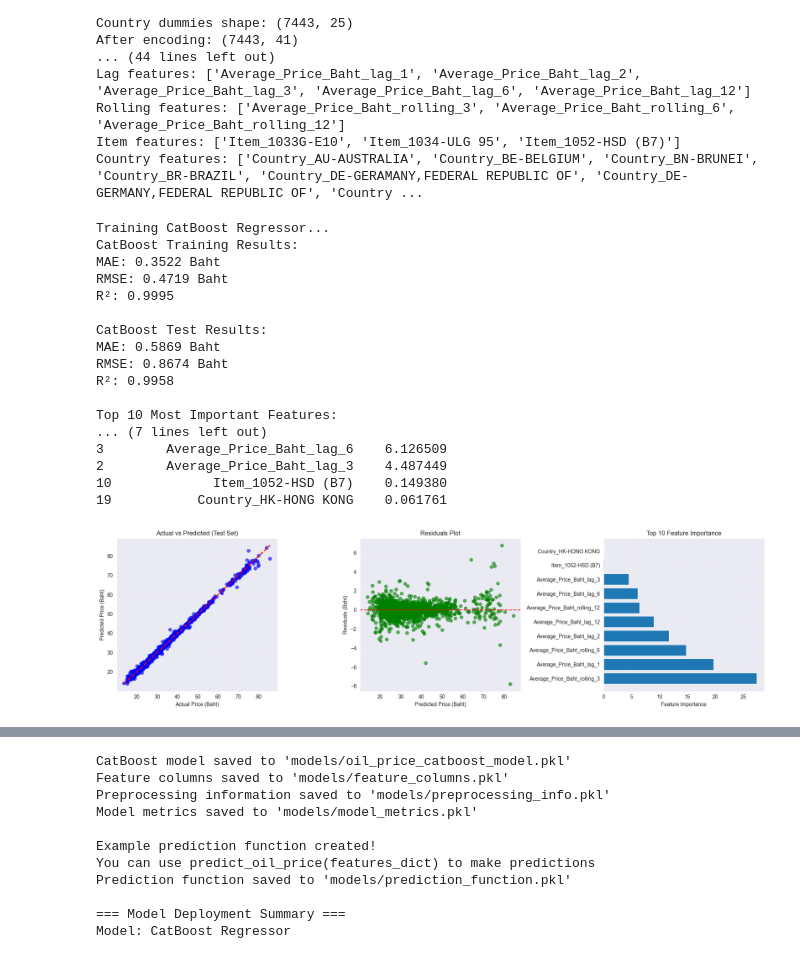
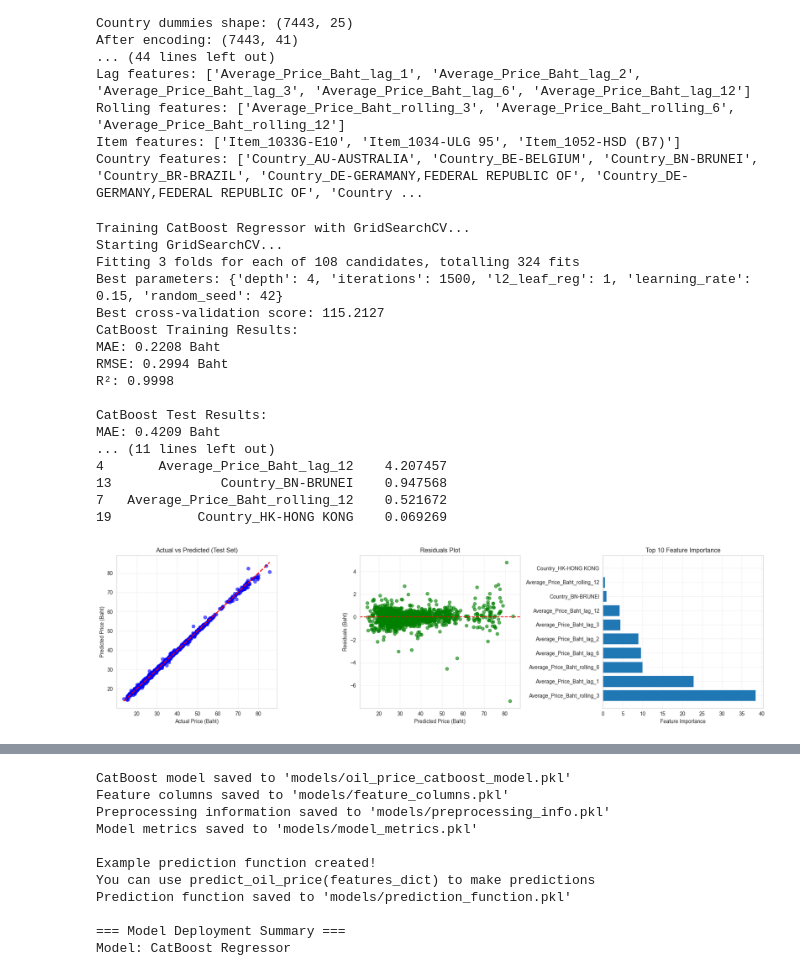
Before and after one commit to Oaksensei/Oil-Price-forecasting, a Jupyter notebook: Model Catboost.ipynb, the cells around one changed output, grey strips where cells are left out. Cells and saved outputs as stored; diff of their text form; code cells hidden in the pictures.

```diff
--- a/Model Catboost.ipynb
+++ b/Model Catboost.ipynb
@@ -203,23 +204,44 @@ Rolling features: ['Average_Price_Baht_rolling_3', 'Average_Price_Baht_rolling_6
 Item features: ['Item_1033G-E10', 'Item_1034-ULG 95', 'Item_1052-HSD (B7)']
 Country features: ['Country_AU-AUSTRALIA', 'Country_BE-BELGIUM', 'Country_BN-BRUNEI', 'Country_BR-BRAZIL', 'Country_DE-GERAMANY,FEDERAL REPUBLIC OF', 'Country_DE-GERMANY,FEDERAL REPUBLIC OF', 'Country ...
 # %%
-# Train CatBoost Regressor (Best Performing Model)
-print("Training CatBoost Regressor...")
+# Train CatBoost Regressor with GridSearchCV for Hyperparameter Tuning
+print("Training CatBoost Regressor with GridSearchCV...")
 
-# Use the best parameters from our model comparison
-catboost_model = CatBoostRegressor(
-    iterations=1000,
-    learning_rate=0.1,
-    depth=6,
-    l2_leaf_reg=3,  # L2 regularization
-    random_seed=42,
+# Define parameter grid for hyperparameter tuning
+param_grid = {
+    'iterations': [500, 1000, 1500],
+    'learning_rate': [0.05, 0.1, 0.15],
+    'depth': [4, 6, 8],
+    'l2_leaf_reg': [1, 3, 5, 10],
+    'random_seed': [42]
+}
+
+# Create base CatBoost model
+catboost_base = CatBoostRegressor(
     verbose=False,  # Disable training output
     early_stopping_rounds=50,  # Prevent overfitting
     eval_metric='RMSE'
 )
 
-# Train the model
-catboost_model.fit(X_train, y_train, eval_set=(X_test, y_test))
+# Create GridSearchCV
+print("Starting GridSearchCV...")
+grid_search = GridSearchCV(
+    estimator=catboost_base,
+    param_grid=param_grid,
+    cv=3,  # 3-fold cross-validation
+    scoring='neg_mean_squared_error',  # Use RMSE for scoring
+    n_jobs=-1,  # Use all available cores
+    verbose=1  # Show progress
+)
+
+# Fit GridSearchCV
+grid_search.fit(X_train, y_train, eval_set=(X_test, y_test))
+
+# Get the best model
+catboost_model = grid_search.best_estimator_
+
+print(f"Best parameters: {grid_search.best_params_}")
+print(f"Best cross-validation score: {-grid_search.best_score_:.4f}")
 
 # Make predictions
 y_train_pred = catboost_model.predict(X_train)
@@ -260,45 +282,45 @@ axes[0].scatter(y_test, y_test_pred, alpha=0.6, color='blue')
 axes[0].plot([y_test.min(), y_test.max()], [y_test.min(), y_test.max()], 'r--', lw=2)
 axes[0].set_xlabel('Actual Price (Baht)')
 axes[0].set_ylabel('Predicted Price (Baht)')
 axes[0].set_title('Actual vs Predicted (Test Set)')
 axes[0].grid(True, alpha=0.3)
 
 # Residuals plot
 residuals = y_test - y_test_pred
 axes[1].scatter(y_test_pred, residuals, alpha=0.6, color='green')
 axes[1].axhline(y=0, color='r', linestyle='--')
 axes[1].set_xlabel('Predicted Price (Baht)')
 axes[1].set_ylabel('Residuals (Baht)')
 axes[1].set_title('Residuals Plot')
 axes[1].grid(True, alpha=0.3)
 
 # Feature importance
 top_features = feature_importance.head(10)
 axes[2].barh(range(len(top_features)), top_features['Importance'])
 axes[2].set_yticks(range(len(top_features)))
 axes[2].set_yticklabels(top_features['Feature'])
 axes[2].set_xlabel('Feature Importance')
 axes[2].set_title('Top 10 Feature Importance')
 axes[2].grid(True, alpha=0.3)
 
 plt.tight_layout()
 plt.show()
 # %% [output]
-Training CatBoost Regressor...
+Training CatBoost Regressor with GridSearchCV...
+Starting GridSearchCV...
+Fitting 3 folds for each of 108 candidates, totalling 324 fits
+Best parameters: {'depth': 4, 'iterations': 1500, 'l2_leaf_reg': 1, 'learning_rate': 0.15, 'random_seed': 42}
+Best cross-validation score: 115.2127
 CatBoost Training Results:
-MAE: 0.3522 Baht
-RMSE: 0.4719 Baht
-R²: 0.9995
+MAE: 0.2208 Baht
+RMSE: 0.2994 Baht
+R²: 0.9998
 
 CatBoost Test Results:
-MAE: 0.5869 Baht
-RMSE: 0.8674 Baht
-R²: 0.9958
-
-Top 10 Most Important Features:
-... (7 lines left out)
-3        Average_Price_Baht_lag_6    6.126509
-2        Average_Price_Baht_lag_3    4.487449
-10             Item_1052-HSD (B7)    0.149380
-19           Country_HK-HONG KONG    0.061761
+MAE: 0.4209 Baht
+... (11 lines left out)
+4       Average_Price_Baht_lag_12    4.207457
+13              Country_BN-BRUNEI    0.947568
+7   Average_Price_Baht_rolling_12    0.521672
+19           Country_HK-HONG KONG    0.069269
-[figure, old version]
+[figure, new version]
```
Also changed, not shown: parts of 3 cells of this notebook, 9 other files.
